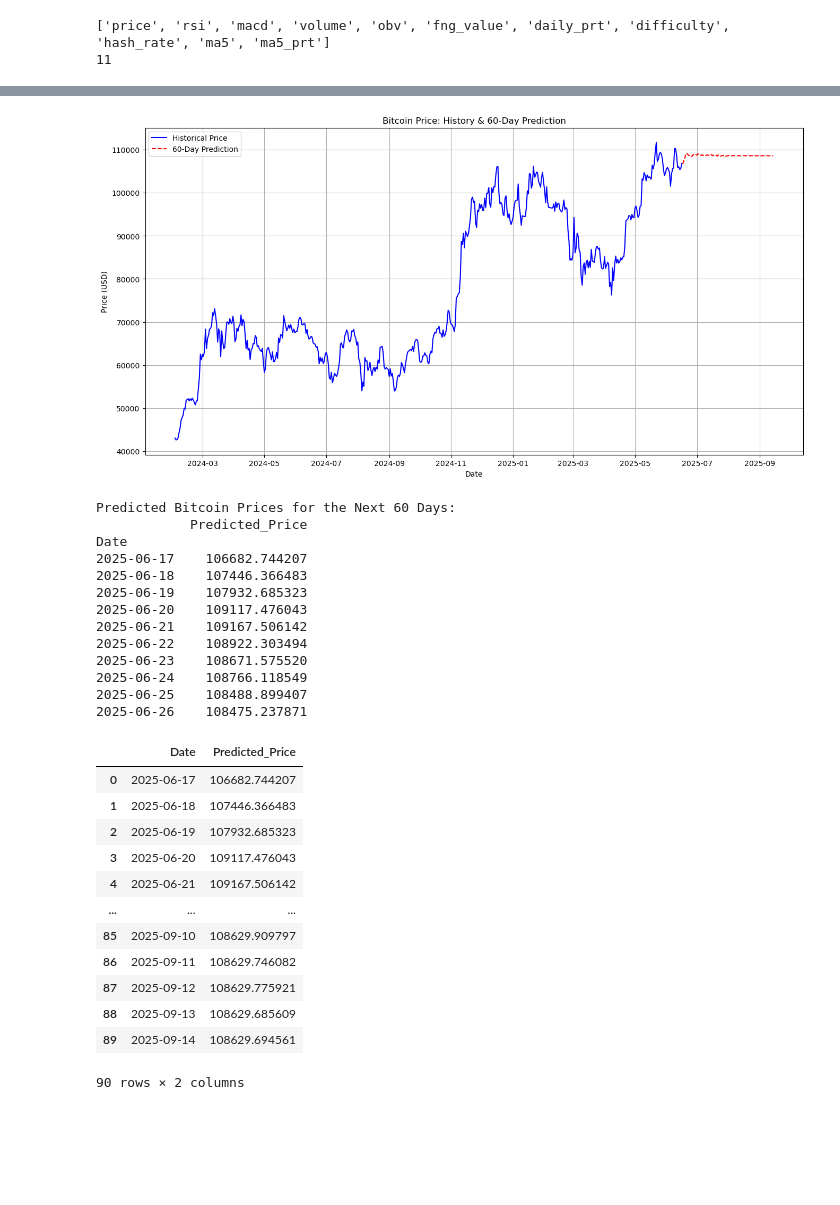
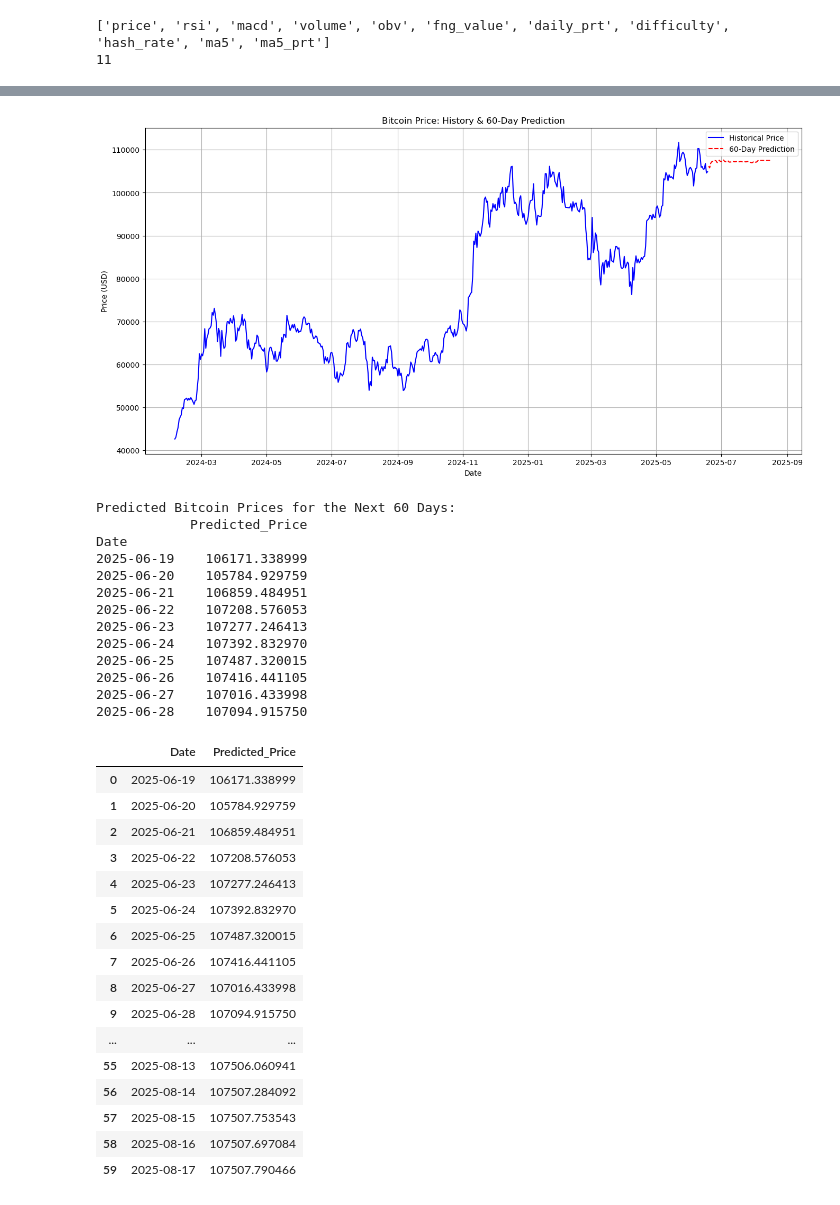
Before and after one commit to josehzz/Python-BTC-Prediction-Streamlit, a Jupyter notebook: lstm_cnn_model.ipynb, the cells around one changed output, grey strips where cells are left out. Saved outputs shown, nothing was run; the diff lists cells and outputs as text; code cells hidden in the pictures; blank space fills up the shorter version.

Commit message:
Update Models

```diff
--- a/lstm_cnn_model.ipynb
+++ b/lstm_cnn_model.ipynb
@@ -387,7 +392,7 @@ model.add(Dropout(0.3))
 model.add(Dense(units=50, activation='relu'))
 model.add(Dense(units=1))
 
-model.compile(optimizer=Adam(learning_rate=0.005), loss='mean_squared_error')
+model.compile(optimizer=Adam(learning_rate=0.003), loss='mean_squared_error')
 # %%
 # Main execution
 test_size = 0.05  # Percentage of data to use for testing
@@ -399,7 +404,7 @@ split = int(len(X) * (1 - test_size))
 X_train, X_test = X[:split], X[split:]
 y_train, y_test = y[:split], y[split:]
 # %%
-epochs = 11#4
+epochs = 228
 batch_size = 32
 
 early_stop = EarlyStopping(monitor='val_loss', patience=20, restore_best_weights=False, verbose=1)
@@ -680,65 +697,69 @@ print(datetime.timestamp(datetime(2025, 6, 15)) - datetime.timestamp(datetime(20
 # %%
 # Create DataFrame for future predictions
 future_df = pd.DataFrame({
     'Date': prediction_dates,
     'Predicted_Price': predictions
 })
 future_df.set_index('Date', inplace=True)
 
 # Plot results
 plt.figure(figsize=(16, 8))
 
 # Plot historical data
 plt.plot(btc_original['date'][-500:], btc_original['price'][-500:], label='Historical Price', color='blue')  # Last 500 days
 
 # Plot future predictions
-plt.plot(prediction_dates, predictions, label='60-Day Prediction', color='red', linestyle='--')
+plt.plot(prediction_dates, predictions, label=f'{days_to_predict}-Day Prediction', color='red', linestyle='--')
 
 # Formatting
-plt.title('Bitcoin Price: History & 60-Day Prediction')
+plt.title(f'Bitcoin Price: History & {days_to_predict}-Day Prediction')
 plt.xlabel('Date')
 plt.ylabel('Price (USD)')
 plt.legend()
 plt.grid(True)
 
 # Show the plot
 plt.show()
 
 # Print the predictions
 print("\nPredicted Bitcoin Prices for the Next 60 Days:")
 print(future_df.head(10))  # Show first 10 days of prediction
 # %% [output]
-[figure, old version]
+[figure, new version]
 Predicted Bitcoin Prices for the Next 60 Days:
             Predicted_Price
 Date
-2025-06-17    106682.744207
-2025-06-18    107446.366483
-2025-06-19    107932.685323
-2025-06-20    109117.476043
-2025-06-21    109167.506142
-2025-06-22    108922.303494
-2025-06-23    108671.575520
-2025-06-24    108766.118549
-2025-06-25    108488.899407
-2025-06-26    108475.237871
+2025-06-19    106171.338999
+2025-06-20    105784.929759
+2025-06-21    106859.484951
+2025-06-22    107208.576053
+2025-06-23    107277.246413
+2025-06-24    107392.832970
+2025-06-25    107487.320015
+2025-06-26    107416.441105
+2025-06-27    107016.433998
+2025-06-28    107094.915750
 # %%
 future_df = future_df.reset_index()
 future_df
 # %% [output]
 |  | Date | Predicted_Price |
-| 0 | 2025-06-17 | 106682.744207 |
-| 1 | 2025-06-18 | 107446.366483 |
-| 2 | 2025-06-19 | 107932.685323 |
-| 3 | 2025-06-20 | 109117.476043 |
-| 4 | 2025-06-21 | 109167.506142 |
+| 0 | 2025-06-19 | 106171.338999 |
+| 1 | 2025-06-20 | 105784.929759 |
+| 2 | 2025-06-21 | 106859.484951 |
+| 3 | 2025-06-22 | 107208.576053 |
+| 4 | 2025-06-23 | 107277.246413 |
+| 5 | 2025-06-24 | 107392.832970 |
+| 6 | 2025-06-25 | 107487.320015 |
+| 7 | 2025-06-26 | 107416.441105 |
+| 8 | 2025-06-27 | 107016.433998 |
+| 9 | 2025-06-28 | 107094.915750 |
 | ... | ... | ... |
-| 85 | 2025-09-10 | 108629.909797 |
-| 86 | 2025-09-11 | 108629.746082 |
-| 87 | 2025-09-12 | 108629.775921 |
-| 88 | 2025-09-13 | 108629.685609 |
-| 89 | 2025-09-14 | 108629.694561 |
+| 55 | 2025-08-13 | 107506.060941 |
+| 56 | 2025-08-14 | 107507.284092 |
+| 57 | 2025-08-15 | 107507.753543 |
+| 58 | 2025-08-16 | 107507.697084 |
+| 59 | 2025-08-17 | 107507.790466 |
-90 rows × 2 columns
 # %%
 #future_df = future_df.reset_index()
 #future_df = future_df.rename(columns={'Date':'date', 'Predicted_price':'price'})  # Rename Price
```
Also changed, not shown: parts of 27 cells of this notebook, 5 other files.
